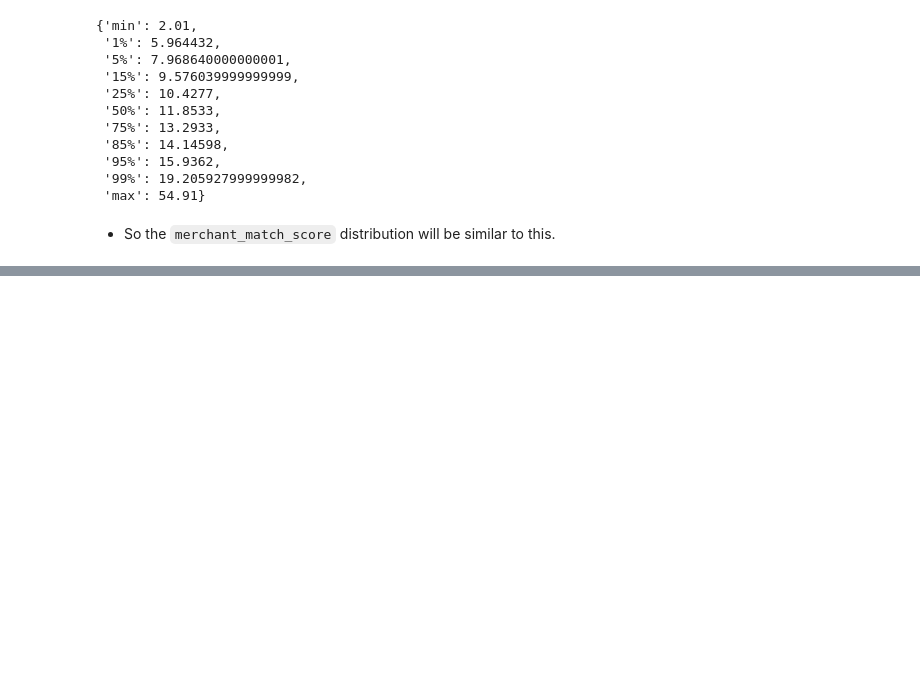
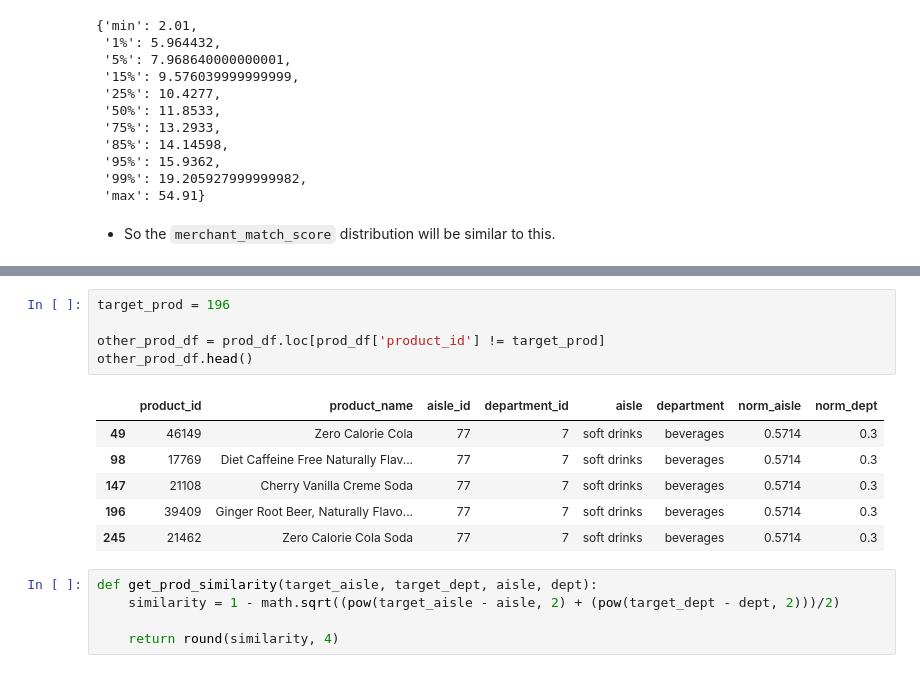
Before and after one commit to hanhanwu/Hanhan_Break_the_Limits, a Jupyter notebook: Bank_Fantasy/Golden_Bridge/recommendation_experiments/EDA_client_recommendation.ipynb, the cells around one changed output, grey strips where cells are left out. Drawn from its saved outputs; the diff is of its cells as text; blank space fills up the shorter version.

```diff
--- a/Bank_Fantasy/Golden_Bridge/recommendation_experiments/EDA_client_recommendation.ipynb
+++ b/Bank_Fantasy/Golden_Bridge/recommendation_experiments/EDA_client_recommendation.ipynb
@@ -143,0 +254,17 @@ get_percentile(client_purchase_df['avg_purchase'])
+# %%
+target_prod = 196
+
+other_prod_df = prod_df.loc[prod_df['product_id'] != target_prod]
+other_prod_df.head()
+# %% [output]
+|  | product_id | product_name | aisle_id | department_id | aisle | department | norm_aisle | norm_dept |
+| 49 | 46149 | Zero Calorie Cola | 77 | 7 | soft drinks | beverages | 0.5714 | 0.3 |
+| 98 | 17769 | Diet Caffeine Free Naturally Flav... | 77 | 7 | soft drinks | beverages | 0.5714 | 0.3 |
+| 147 | 21108 | Cherry Vanilla Creme Soda | 77 | 7 | soft drinks | beverages | 0.5714 | 0.3 |
+| 196 | 39409 | Ginger Root Beer, Naturally Flavo... | 77 | 7 | soft drinks | beverages | 0.5714 | 0.3 |
+| 245 | 21462 | Zero Calorie Cola Soda | 77 | 7 | soft drinks | beverages | 0.5714 | 0.3 |
+# %%
+def get_prod_similarity(target_aisle, target_dept, aisle, dept):
+    similarity = 1 - math.sqrt((pow(target_aisle - aisle, 2) + (pow(target_dept - dept, 2)))/2)
+
+    return round(similarity, 4)
```
Also changed, not shown: parts of 13 cells of this notebook.
